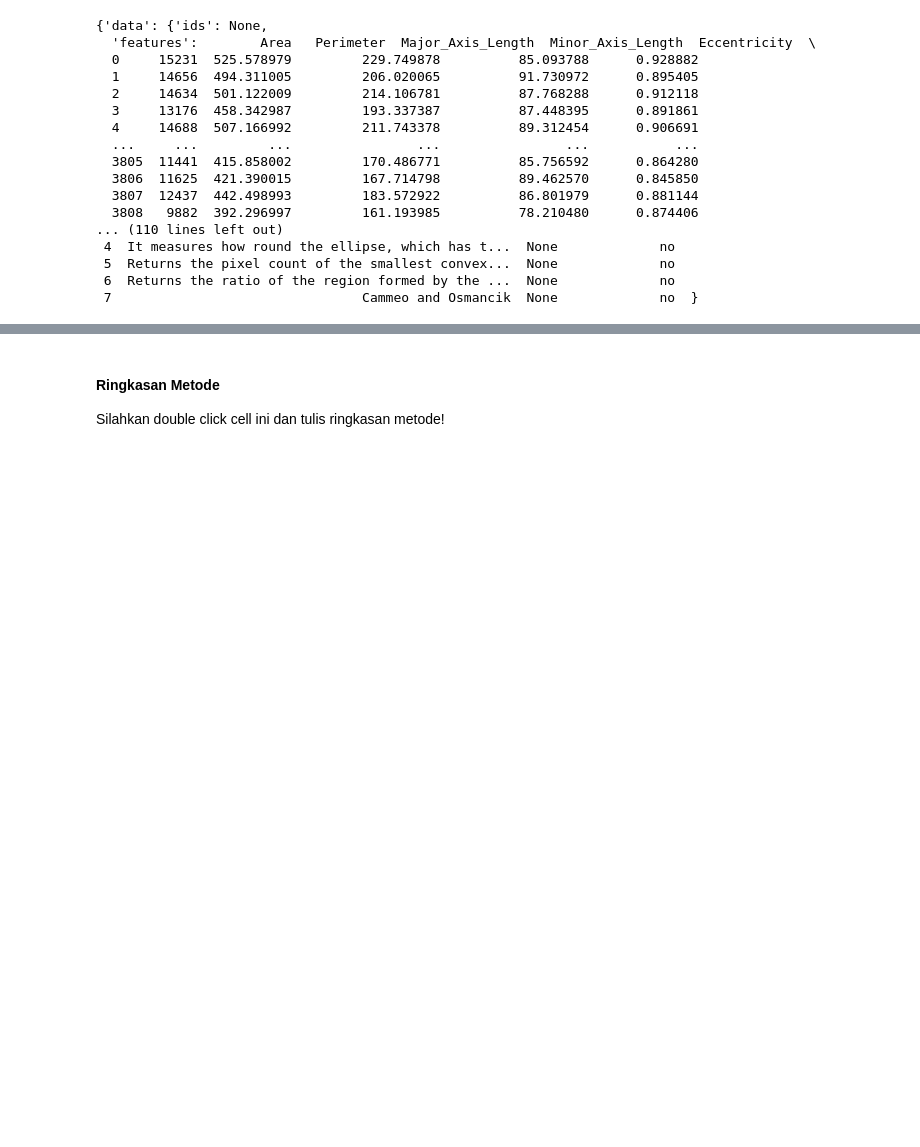
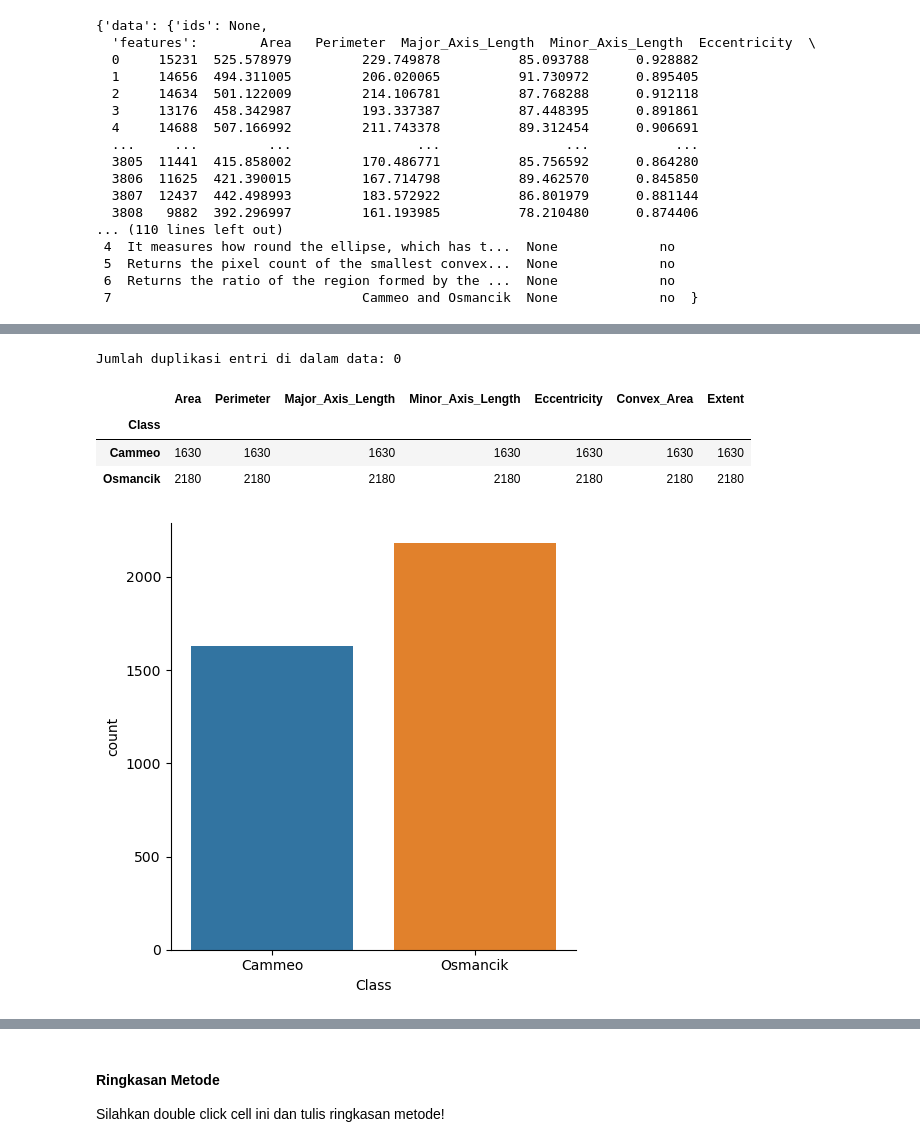
Before and after one commit to chiquitosaf/CLO4AI, a Jupyter notebook: Project-Based Assignment CLO-4.ipynb, the cells around one changed output, grey strips where cells are left out. Saved outputs shown, nothing was run; the diff lists cells and outputs as text; code cells hidden in the pictures; blank space fills up the shorter version.

```diff
--- a/Project-Based Assignment CLO-4.ipynb
+++ b/Project-Based Assignment CLO-4.ipynb
@@ -75,0 +102,18 @@ df.head()
+# %%
+#cek data duplikat
+print("Jumlah duplikasi entri di dalam data:",len(df[df.duplicated()]))
+# %% [output]
+Jumlah duplikasi entri di dalam data: 0
+# %%
+#Jumlah data tiap jenis beras
+df.groupby("Class").count()
+# %% [output]
+|  | Area | Perimeter | Major_Axis_Length | Minor_Axis_Length | Eccentricity | Convex_Area | Extent |
+| Class |  |  |  |  |  |  |  |
+| Cammeo | 1630 | 1630 | 1630 | 1630 | 1630 | 1630 | 1630 |
+| Osmancik | 2180 | 2180 | 2180 | 2180 | 2180 | 2180 | 2180 |
+# %%
+#visualisasi bar chart
+sns.catplot(data=df, x='Class', kind='count');
+# %% [output]
+[figure, added]
```
Also changed, not shown: parts of 18 cells of this notebook.
